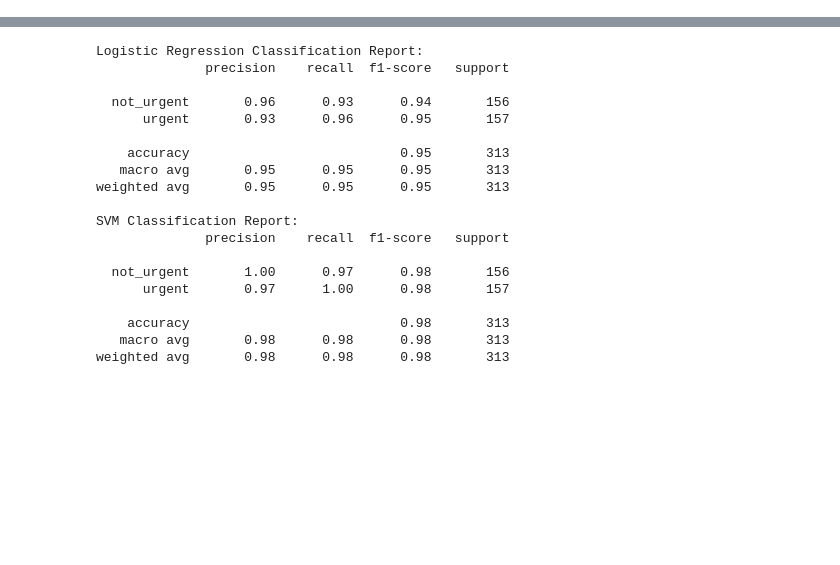
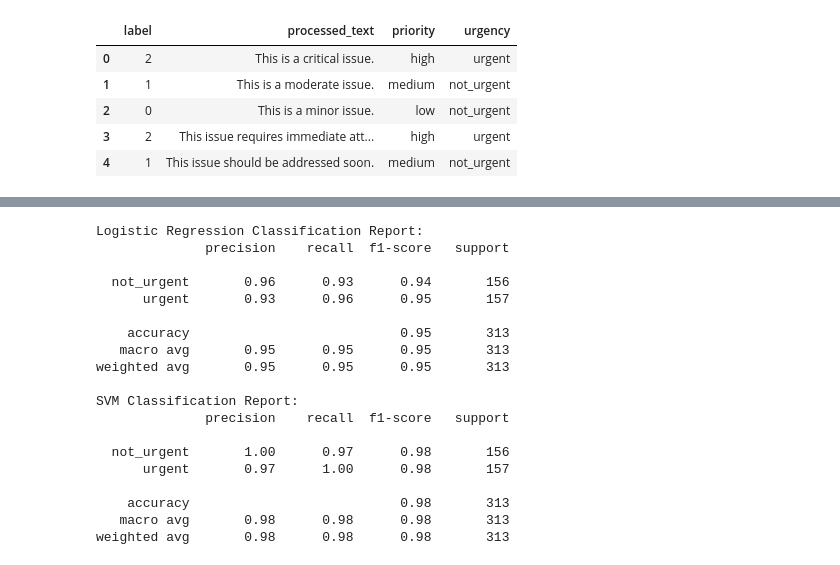
Before and after one commit to Kripa8702/Text-Classifier---Urgent-vs.-No-Urgent, a Jupyter notebook: bert.ipynb, the cells around one changed output, grey strips where cells are left out. Cells and saved outputs as stored; diff of their text form; code cells hidden in the pictures; blank space fills up the shorter version.

```diff
--- a/bert.ipynb
+++ b/bert.ipynb
@@ -12,0 +17,10 @@ df.shape
+# %%
+df_hf = pd.read_csv('csv/hf_priority.csv')
+df_hf.head()
+# %% [output]
+|  | label | processed_text | priority | urgency |
+| 0 | 2 | This is a critical issue. | high | urgent |
+| 1 | 1 | This is a moderate issue. | medium | not_urgent |
+| 2 | 0 | This is a minor issue. | low | not_urgent |
+| 3 | 2 | This issue requires immediate att... | high | urgent |
+| 4 | 1 | This issue should be addressed soon. | medium | not_urgent |
```
Also changed, not shown: parts of 7 cells of this notebook, 2 other files.
